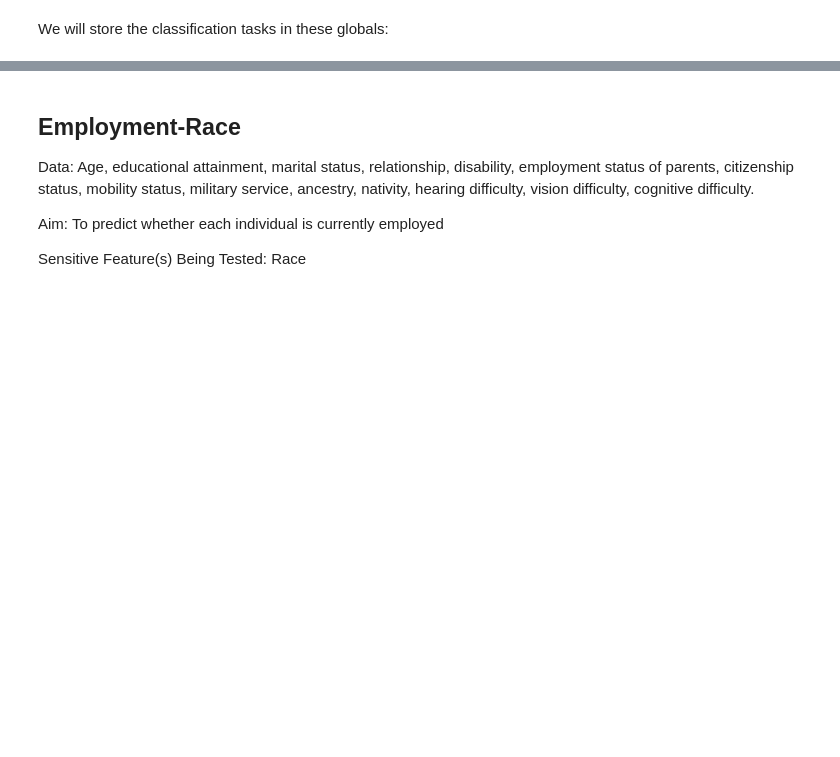
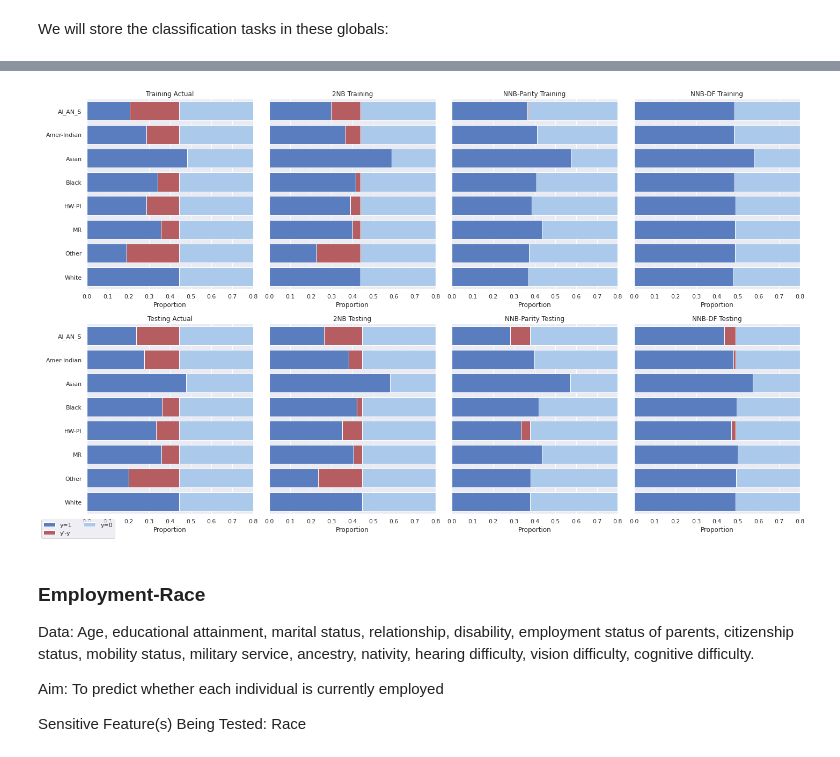
Before and after one commit to steliosbl/N-naive-Bayes, a Jupyter notebook: n_naive_bayes.ipynb, the cells around one changed output, grey strips where cells are left out. Cells and saved outputs as stored; diff of their text form; code cells hidden in the pictures; blank space fills up the shorter version.

```diff
--- a/n_naive_bayes.ipynb
+++ b/n_naive_bayes.ipynb
@@ -95,15 +103,17 @@ score_means(income_race, n_splits=n_splits, classifiers_cat = {
 # %%
 compare_groups(
     *split_ds(income_race),
     classifiers_cat={
-        "NNB-Parity": NNB10(delta=0.05, max_iter=1000, disc_threshold=1e-2),
-        "NNB-DF": NNB12(delta=0.05, max_iter=1000, disc_threshold=1e-2),
+        "NNB-Parity": NNB_Parity(delta=0.05, max_iter=1000, disc_threshold=1e-2),
+        "NNB-DF": NNB_DF(delta=0.05, max_iter=1000, disc_threshold=1e-2),
     }, classifiers_bin={
-        "2NB": NNB10(delta=0.05, max_iter=1000, disc_threshold=1e-2, use_old_balancing=True),
+        "2NB": TwoNaiveBayes(delta=0.05, max_iter=1000, disc_threshold=1e-2),
     },
     rows=2, cols=4, include_actual=True, axis_lim=(0.0, 0.8))
+# %% [output]
+[figure, added]
 # %% [markdown]
-## Employment-Race
+### Employment-Race
 
 Data: Age, educational attainment, marital status, relationship, disability, employment status of parents, citizenship status, mobility status, military service, ancestry, nativity, hearing difficulty, vision difficulty, cognitive difficulty.
 
```
Also changed, not shown: parts of 15 cells of this notebook, 8 other files.
